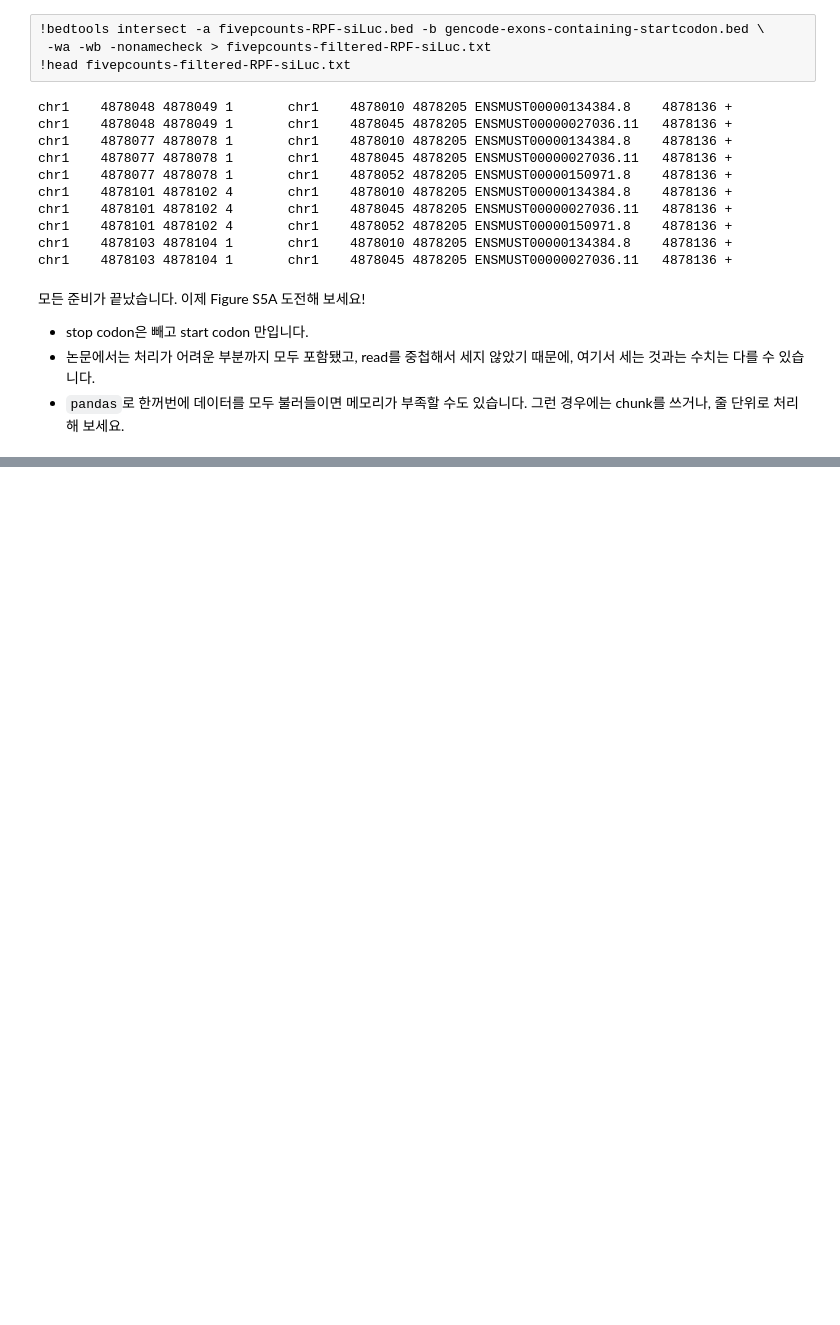
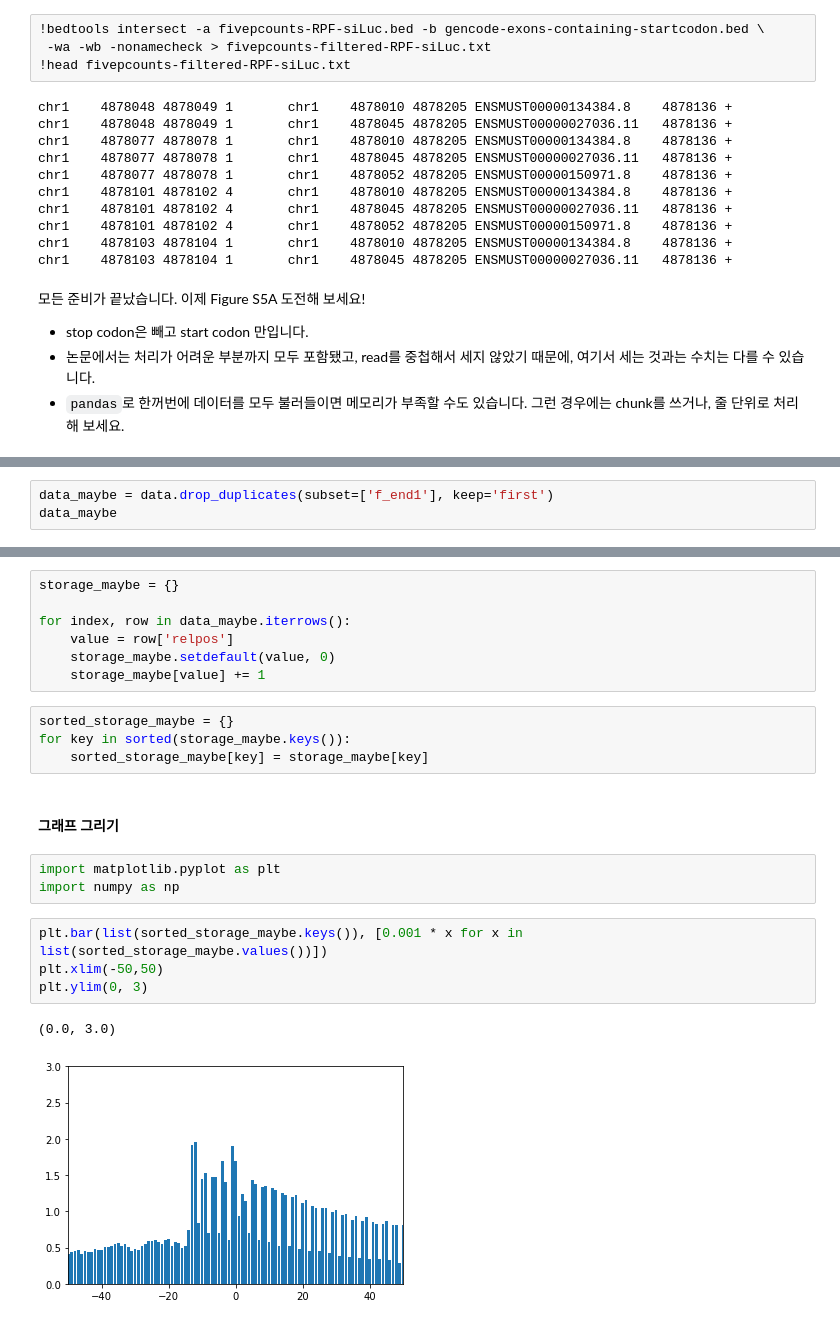
Before and after one commit to PMKYU98/BioInfo1_TermProject, a Jupyter notebook: CoLab_TermProj_2022-2.ipynb, the cells around one changed output, grey strips where cells are left out. Saved outputs shown, nothing was run; the diff lists cells and outputs as text; blank space fills up the shorter version.

```diff
--- a/CoLab_TermProj_2022-2.ipynb
+++ b/CoLab_TermProj_2022-2.ipynb
@@ -254,0 +319,3 @@ chr1    4878103 4878104 1       chr1    4878045 4878205 ENSMUST00000027036.11
+# %%
+data_maybe = data.drop_duplicates(subset=['f_end1'], keep='first')
+data_maybe
@@ -254,0 +336,23 @@ chr1    4878103 4878104 1       chr1    4878045 4878205 ENSMUST00000027036.11
+# %%
+storage_maybe = {}
+
+for index, row in data_maybe.iterrows():
+    value = row['relpos']
+    storage_maybe.setdefault(value, 0)
+    storage_maybe[value] += 1
+# %%
+sorted_storage_maybe = {}
+for key in sorted(storage_maybe.keys()):
+    sorted_storage_maybe[key] = storage_maybe[key]
+# %% [markdown]
+#### 그래프 그리기
+# %%
+import matplotlib.pyplot as plt
+import numpy as np
+# %%
+plt.bar(list(sorted_storage_maybe.keys()), [0.001 * x for x in list(sorted_storage_maybe.values())])
+plt.xlim(-50,50)
+plt.ylim(0, 3)
+# %% [output]
+(0.0, 3.0)
+[figure, added]
```
Also changed, not shown: parts of 12 cells of this notebook.
